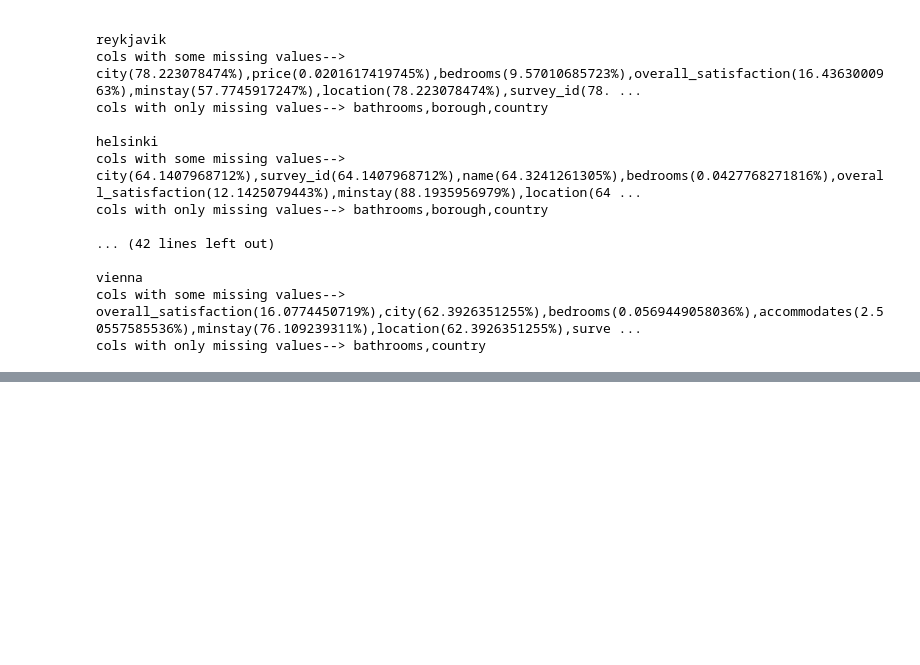
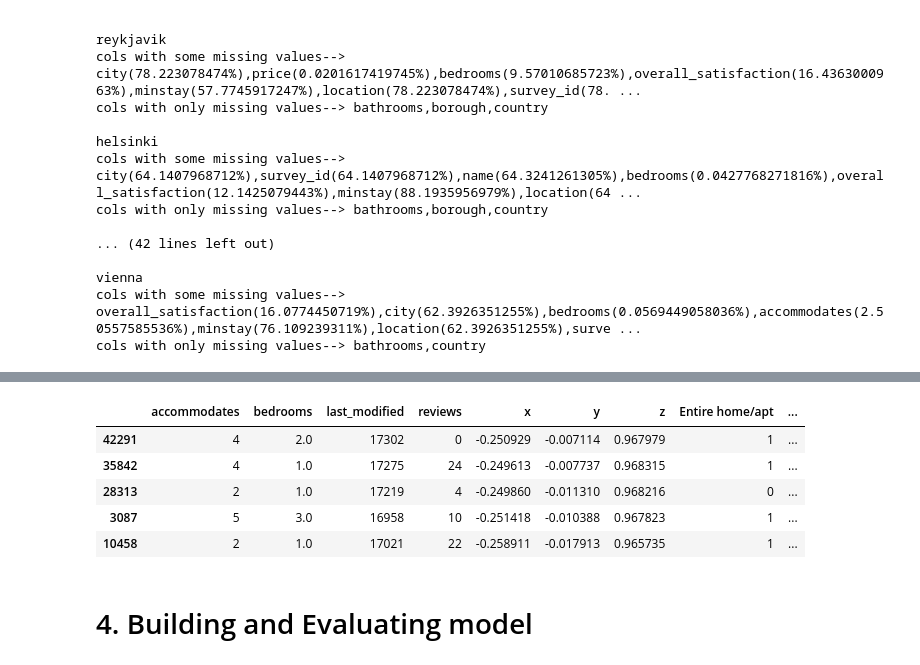
Before and after one commit to and92reas/AirBnB-Data-Analysis, a Jupyter notebook: processing.ipynb, the cells around one changed output, grey strips where cells are left out. Saved outputs shown, nothing was run; the diff lists cells and outputs as text; code cells hidden in the pictures; blank space fills up the shorter version.

```diff
--- a/processing.ipynb
+++ b/processing.ipynb
@@ -673,20 +758,0 @@ plt.show()
-# %%
-plt.clf()
-data = datasets['madrid']
-data = data.set_index('last_modified')
-
-data1 = data[data['room_type'] == 'Entire home/apt'][['price','price_per_accommodated']].resample('A').mean()
-data2 = data[data['room_type'] == 'Entire home/apt'][['price','price_per_accommodated']].resample('A').std()
-fig,ax = subplots()
-
-
-data1.plot.bar(yerr=data2,ax=ax)
-#data[data['reviews'] > 2].resample('A').mean().head(5)
-#data[data['room_type'] == 'Entire home/apt'].resample('A').std()['price'].plot(kind='bar',err)
-#xticks = []
-#for ind in list(data1.index):
-#    xticks.append(str(ind).split('-')[0])
-#ax.set_xticklabels(tuple(xticks))
-ax.set_xticklabels(tuple([str(ind).split('-')[0] for ind in list(data1.index)]))
-
-#plt.show()
@@ -718,4 +783,0 @@ for city,data in datasets.iteritems():
-# %%
-data = datasets['madrid']
-#print(data.groupby(['neighborhood']).groups)
-#print(len(data.groupby(['borough']).groups))
@@ -762,3 +888,4 @@ for city in new_datasets.keys():
     data['last_modified'] = pd.to_timedelta(
     data['last_modified']).apply(lambda x: str(x).split()[0])
     print('{}\'s datetimes were converted to timedeltas'.format(city))
+    new_datasets[city] = data
@@ -783,6 +942,8 @@ for city in new_datasets.keys():
 # %%
-#***********************deleting rooms with bedrooms = 0
-#no_bedrooms_datasets = dict()
-#for city in new_datasets:
-#    data = new_datasets[city]
-#    no_bedrooms_datasets[city] = data.drop(data[data['bedrooms'] == 0].index)
+#deleting rooms with bedrooms = 0
+for city in new_datasets:
+    data = new_datasets[city]
+    print('{}% of {}\'s rooms are discarded'.format(
+        100 * len(data[data['bedrooms'] == 0]) / len(data.index),city))
+    data = data.drop(data[data['bedrooms'] == 0].index)
+    new_datasets[city] = data
@@ -801,2 +985,11 @@ prices['madrid']
 # %%
-new_datasets['reykjavik']
+new_datasets['reykjavik'].sample(5)
+# %% [output]
+|  | accommodates | bedrooms | last_modified | reviews | x | y | z | Entire home/apt | ... |
+| 42291 | 4 | 2.0 | 17302 | 0 | -0.250929 | -0.007114 | 0.967979 | 1 | ... |
+| 35842 | 4 | 1.0 | 17275 | 24 | -0.249613 | -0.007737 | 0.968315 | 1 | ... |
+| 28313 | 2 | 1.0 | 17219 | 4 | -0.249860 | -0.011310 | 0.968216 | 0 | ... |
+| 3087 | 5 | 3.0 | 16958 | 10 | -0.251418 | -0.010388 | 0.967823 | 1 | ... |
+| 10458 | 2 | 1.0 | 17021 | 22 | -0.258911 | -0.017913 | 0.965735 | 1 | ... |
+# %% [markdown]
+# 4. Building and Evaluating model
```
Also changed, not shown: parts of 62 cells of this notebook.
